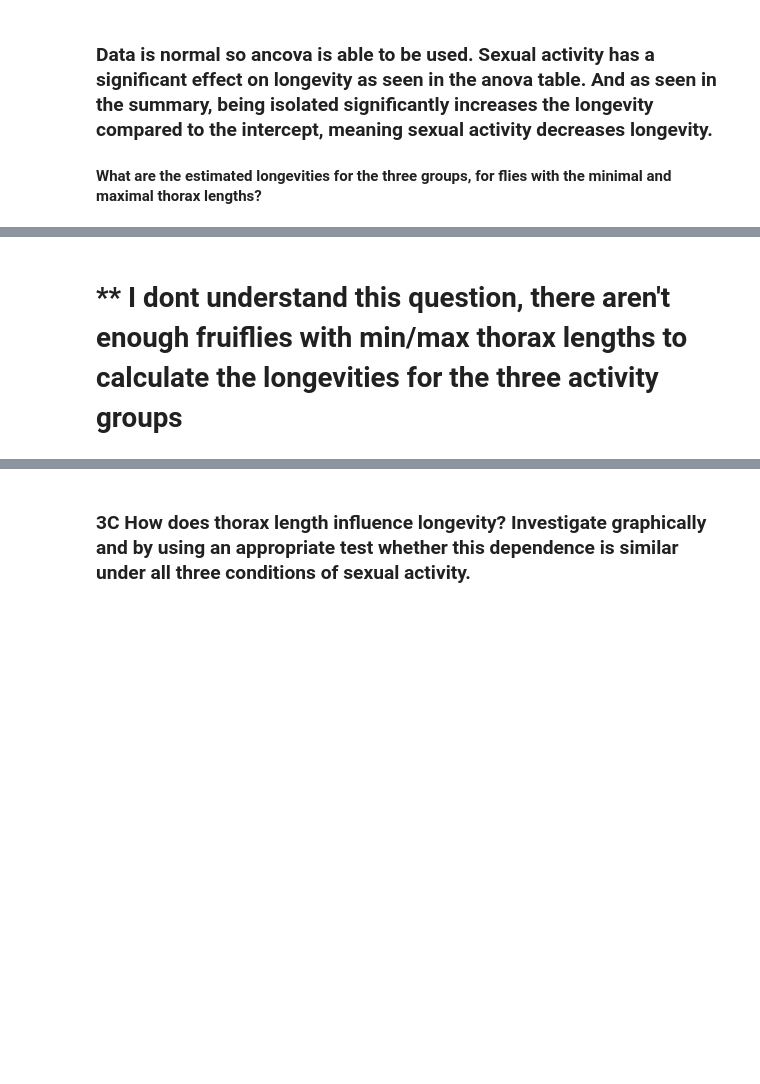
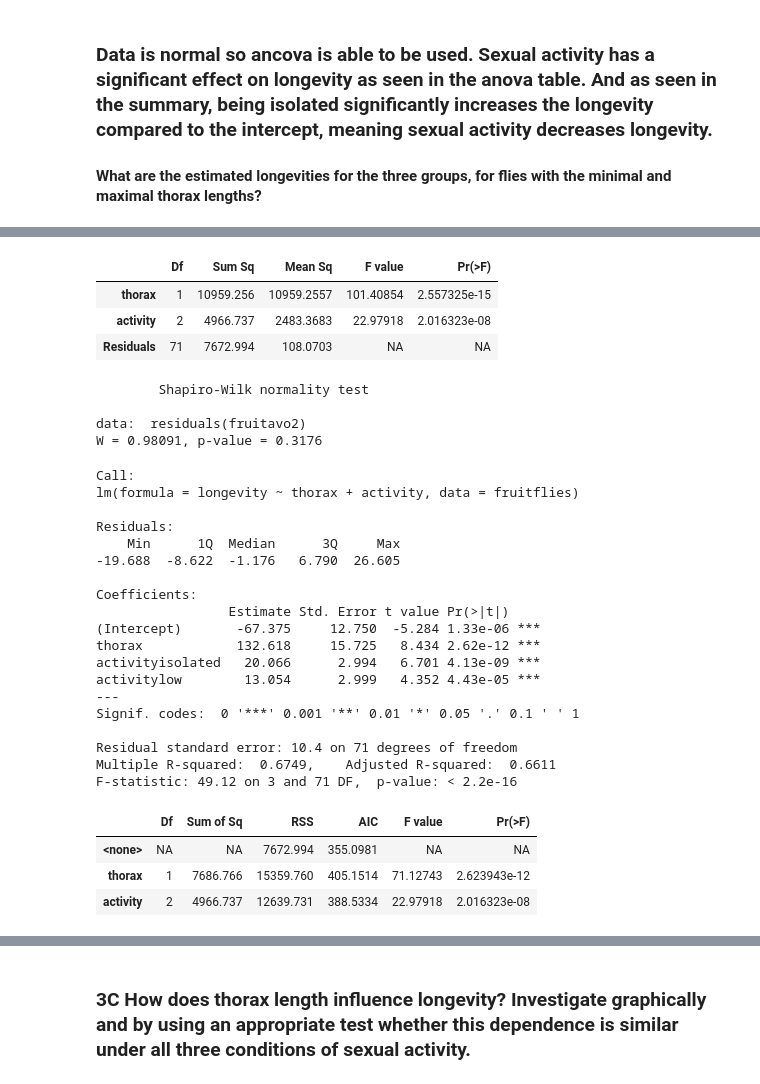
Before and after one commit to Pmobilee/R-Data_Analysis, a Jupyter notebook: assignment_2/E3_Fruit_flies.ipynb, the cells around one changed output, grey strips where cells are left out. Drawn from its saved outputs; the diff is of its cells as text; code cells hidden in the pictures; blank space fills up the shorter version.

```diff
--- a/assignment_2/E3_Fruit_flies.ipynb
+++ b/assignment_2/E3_Fruit_flies.ipynb
@@ -151,5 +128,79 @@ head(min_thorax); head(max_thorax)
-# %% [markdown]
-# ** I dont understand this question, there aren't enough fruiflies with min/max thorax lengths to calculate the longevities for the three activity groups
+# %%
+# # For the minimal thorax lengths:
+# min_thorax = subset(fruitflies, thorax == min(thorax))
+# max_thorax = subset(fruitflies, thorax == max(thorax))
+# head(min_thorax); head(max_thorax)
+
+#B)
+
+#log convertor to number
+#https://www.omnicalculator.com/math/natural-log
+
+fruitavo2 = lm(longevity~thorax + activity, data=fruitflies)
+anova(fruitavo2)
+shapiro.test(residuals(fruitavo2))
+summary(fruitavo2)
+
+#better to use drop1, so both activity and thorax are the right p-values in ancova
+drop1(fruitavo2,test="F")
+
+# does sexual activity increase or decrease longevity?
+# --> does decrease (look at summary table)
+# isolated is largest value, larger than low. Low on its turn is larger than a1 (cuz a1 = 0)
+# so it can be observed that sex activity decreases longevity!
+
+
+#What are the estimated longevities for the three groups, for flies with the minimal and maximal thorax lengths?
+# --> okay so the (linear) formula is basically now: mu + Beta*x + alpha + e
+# using non-log instead of log for clarification
+# running summary of fruitavo2 results in the beta, alphas and mu.
+# respectively: mu=-67.375, beta=132.618, a1=0 (by default), a2=20.066, a3=13.054
+# now it's asked to calculate the ESTIMATES for the 3 groups, for flies with minimal and maximal thorax lenghts
+# Looking in the fruitflies table, we see that the min thorax lenght is 0.64 and the max lenght in 0.94
+
+# so starting with minimum, fill in the formula above with x=0.64
+# -activity high: -67.375 + 132.618*0.64 + 0 = 17.50052
+# -activity low:  -67.375 + 132.618*0.64 + 13.054 = 30.55452
+# -activity iolated:  -67.375 + 132.618*0.64 + 20.066 = 37.56652
+
+# now for the max thorax lenght, so x=0.94:
+# -activity high: -67.375 + 132.618*0.94 + 0 = 57.28592
+# -activity low:  -67.375 + 132.618*0.94 + 13.054 = 70.33992
+# -activity iolated:  -67.375 + 132.618*0.94 + 20.066 = 77.35192
+
+#So those are 6 estimates in total (3x2)
+# %% [output]
+|  | Df | Sum Sq | Mean Sq | F value | Pr(>F) |
+| thorax | 1 | 10959.256 | 10959.2557 | 101.40854 | 2.557325e-15 |
+| activity | 2 | 4966.737 | 2483.3683 | 22.97918 | 2.016323e-08 |
+| Residuals | 71 | 7672.994 | 108.0703 | NA | NA |
+        Shapiro-Wilk normality test
+
+data:  residuals(fruitavo2)
+W = 0.98091, p-value = 0.3176
+Call:
+lm(formula = longevity ~ thorax + activity, data = fruitflies)
+
+Residuals:
+    Min      1Q  Median      3Q     Max
+-19.688  -8.622  -1.176   6.790  26.605
+
+Coefficients:
+                 Estimate Std. Error t value Pr(>|t|)
+(Intercept)       -67.375     12.750  -5.284 1.33e-06 ***
+thorax            132.618     15.725   8.434 2.62e-12 ***
+activityisolated   20.066      2.994   6.701 4.13e-09 ***
+activitylow        13.054      2.999   4.352 4.43e-05 ***
+---
+Signif. codes:  0 '***' 0.001 '**' 0.01 '*' 0.05 '.' 0.1 ' ' 1
+
+Residual standard error: 10.4 on 71 degrees of freedom
+Multiple R-squared:  0.6749,    Adjusted R-squared:  0.6611
+F-statistic: 49.12 on 3 and 71 DF,  p-value: < 2.2e-16
+|  | Df | Sum of Sq | RSS | AIC | F value | Pr(>F) |
+| <none> | NA | NA | 7672.994 | 355.0981 | NA | NA |
+| thorax | 1 | 7686.766 | 15359.760 | 405.1514 | 71.12743 | 2.623943e-12 |
+| activity | 2 | 4966.737 | 12639.731 | 388.5334 | 22.97918 | 2.016323e-08 |
 # %% [markdown]
 ![picture 4](../images/a28c109441169963749bc8d5b38efd635a7e973e81a7187fae61b05548917b88.png)
 # %% [markdown]
```
Also changed, not shown: parts of 2 cells of this notebook.
